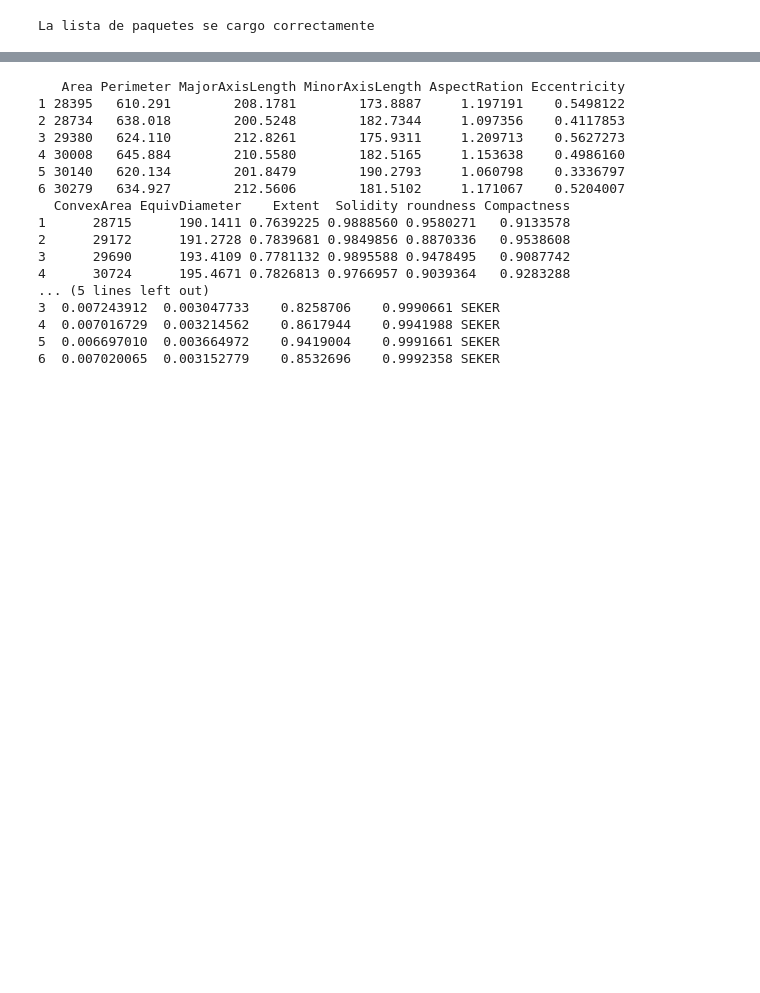
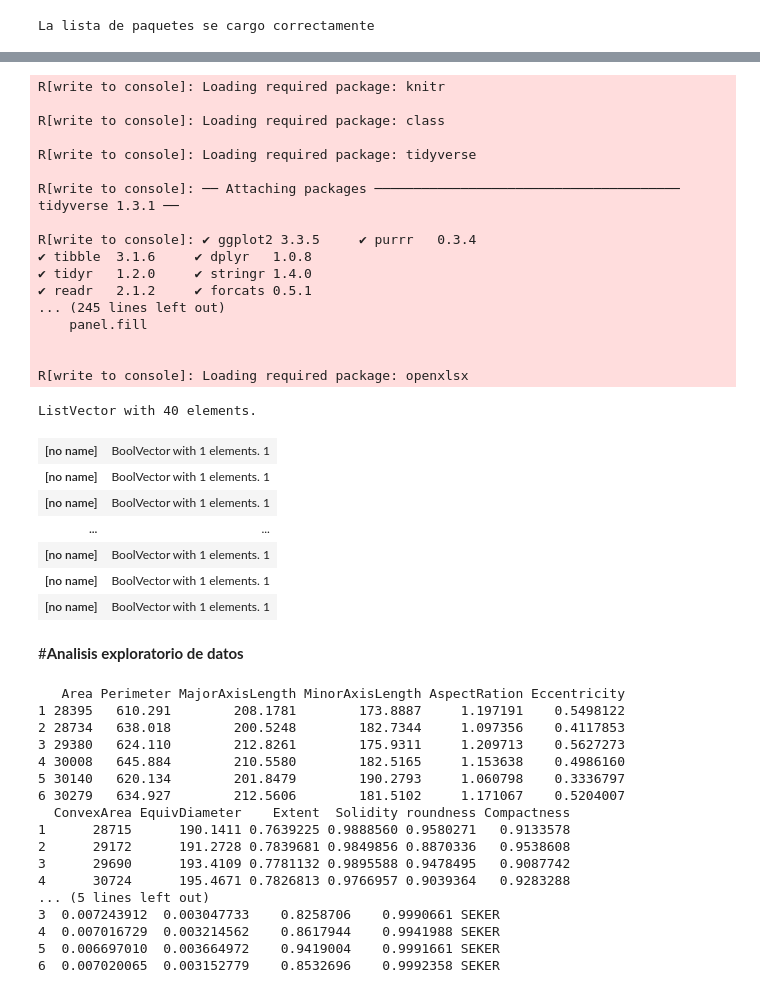
Before and after one commit to cramirez98/ProyectoAprendizajeAutomatico, a Jupyter notebook: ProyectoAprendizajeAutomatico.ipynb, the cells around one changed output, grey strips where cells are left out. Drawn from its saved outputs; the diff is of its cells as text; code cells hidden in the pictures; blank space fills up the shorter version.

Commit message:
Se comenzo con el analisis exploratorio de datos

```diff
--- a/ProyectoAprendizajeAutomatico.ipynb
+++ b/ProyectoAprendizajeAutomatico.ipynb
@@ -56,3 +39,34 @@ ValueError: ignored
+# %%
+%R lapply(package_list, require, character.only = TRUE)
+output.clear()
+# %% [output]
+R[write to console]: Loading required package: knitr
+
+R[write to console]: Loading required package: class
+
+R[write to console]: Loading required package: tidyverse
+
+R[write to console]: ── Attaching packages ─────────────────────────────────────── tidyverse 1.3.1 ──
+
+R[write to console]: ✔ ggplot2 3.3.5     ✔ purrr   0.3.4
+✔ tibble  3.1.6     ✔ dplyr   1.0.8
+✔ tidyr   1.2.0     ✔ stringr 1.4.0
+✔ readr   2.1.2     ✔ forcats 0.5.1
+... (245 lines left out)
+    panel.fill
+
+
+R[write to console]: Loading required package: openxlsx
+ListVector with 40 elements.
+| [no name] | BoolVector with 1 elements. 1 |
+| [no name] | BoolVector with 1 elements. 1 |
+| [no name] | BoolVector with 1 elements. 1 |
+| ... | ... |
+| [no name] | BoolVector with 1 elements. 1 |
+| [no name] | BoolVector with 1 elements. 1 |
+| [no name] | BoolVector with 1 elements. 1 |
+# %% [markdown]
+#**Analisis exploratorio de datos**
 # %%
 %%R
 data <- read.xlsx("ProyectoAprendizajeAutomatico/Dataset/Dry_Bean_Dataset.xlsx")
```
Also changed, not shown: parts of 13 cells of this notebook.
